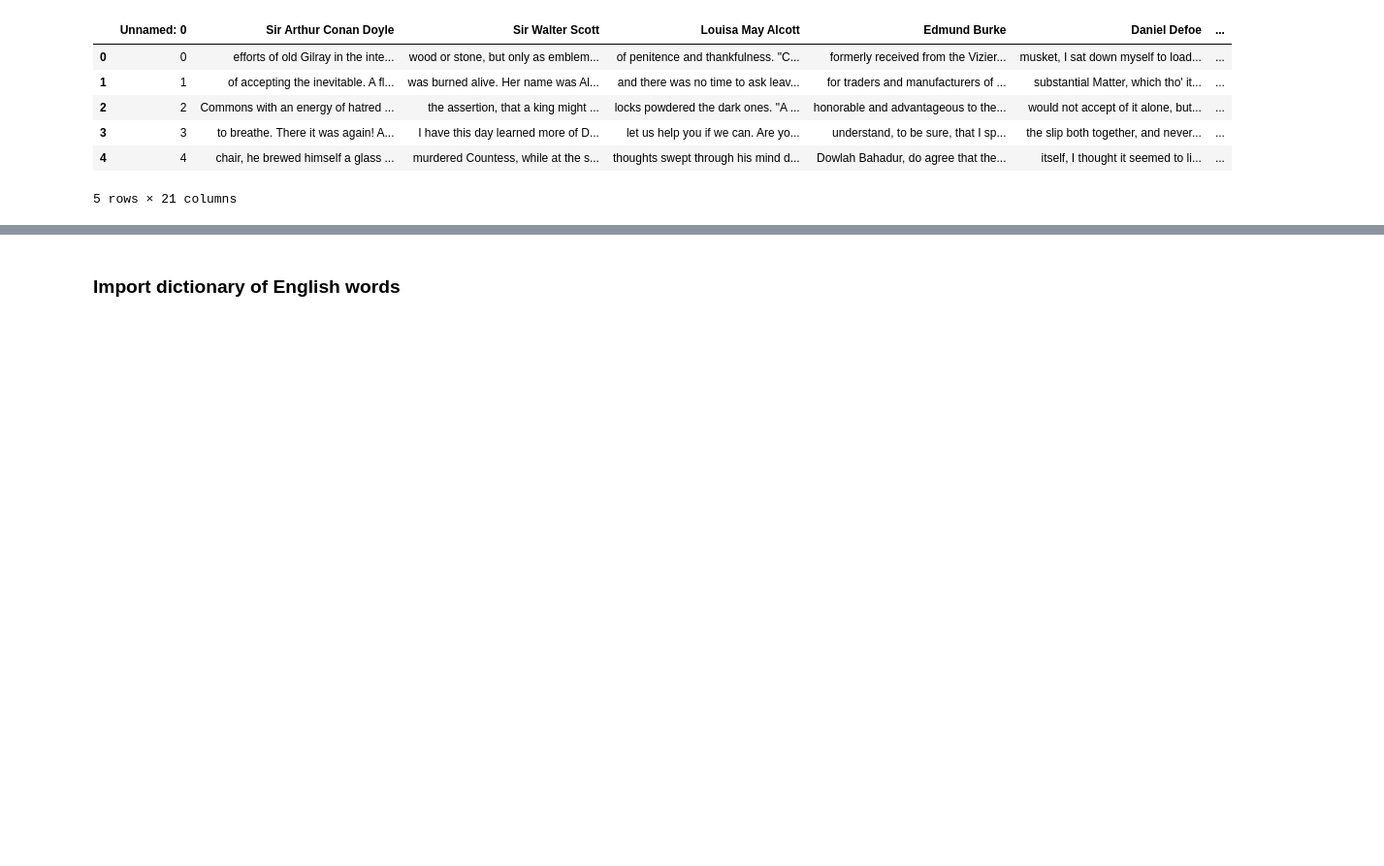
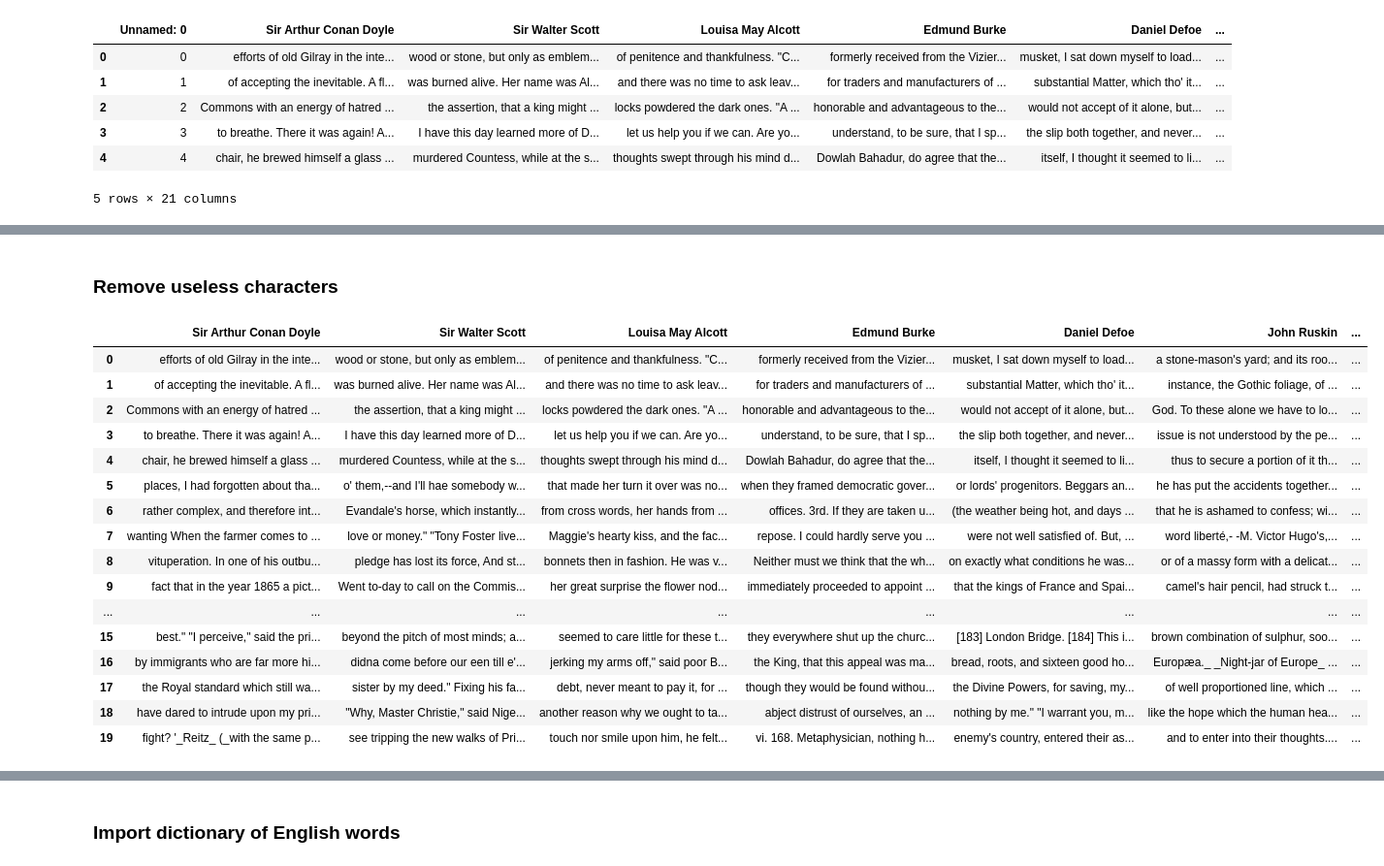
Before and after one commit to mdiannna/MachineLearningHomeworks, a Jupyter notebook: Homework2/Homework2.ipynb, the cells around one changed output, grey strips where cells are left out. Shown at 97% size. Cells and saved outputs as stored; diff of their text form; code cells hidden in the pictures; blank space fills up the shorter version.

```diff
--- a/Homework2/Homework2.ipynb
+++ b/Homework2/Homework2.ipynb
@@ -63,0 +79,2 @@ Dataset contains samples  of  text  from  20  different  authors.  Each sample
+# %%
+dataset = dataset.drop('Unnamed: 0', axis=1)
@@ -87,0 +141,22 @@ i= 19
+# %% [markdown]
+### Remove useless characters
+# %%
+dataset.replace("_", "")
+# %% [output]
+|  | Sir Arthur Conan Doyle | Sir Walter Scott | Louisa May Alcott | Edmund Burke | Daniel Defoe | John Ruskin | ... |
+| 0 | efforts of old Gilray in the inte... | wood or stone, but only as emblem... | of penitence and thankfulness. "C... | formerly received from the Vizier... | musket, I sat down myself to load... | a stone-mason's yard; and its roo... | ... |
+| 1 | of accepting the inevitable. A fl... | was burned alive. Her name was Al... | and there was no time to ask leav... | for traders and manufacturers of ... | substantial Matter, which tho' it... | instance, the Gothic foliage, of ... | ... |
+| 2 | Commons with an energy of hatred ... | the assertion, that a king might ... | locks powdered the dark ones. "A ... | honorable and advantageous to the... | would not accept of it alone, but... | God. To these alone we have to lo... | ... |
+| 3 | to breathe. There it was again! A... | I have this day learned more of D... | let us help you if we can. Are yo... | understand, to be sure, that I sp... | the slip both together, and never... | issue is not understood by the pe... | ... |
+| 4 | chair, he brewed himself a glass ... | murdered Countess, while at the s... | thoughts swept through his mind d... | Dowlah Bahadur, do agree that the... | itself, I thought it seemed to li... | thus to secure a portion of it th... | ... |
+| 5 | places, I had forgotten about tha... | o' them,--and I'll hae somebody w... | that made her turn it over was no... | when they framed democratic gover... | or lords' progenitors. Beggars an... | he has put the accidents together... | ... |
+| 6 | rather complex, and therefore int... | Evandale's horse, which instantly... | from cross words, her hands from ... | offices. 3rd. If they are taken u... | (the weather being hot, and days ... | that he is ashamed to confess; wi... | ... |
+| 7 | wanting When the farmer comes to ... | love or money." "Tony Foster live... | Maggie's hearty kiss, and the fac... | repose. I could hardly serve you ... | were not well satisfied of. But, ... | word liberté,- -M. Victor Hugo's,... | ... |
+| 8 | vituperation. In one of his outbu... | pledge has lost its force, And st... | bonnets then in fashion. He was v... | Neither must we think that the wh... | on exactly what conditions he was... | or of a massy form with a delicat... | ... |
+| 9 | fact that in the year 1865 a pict... | Went to-day to call on the Commis... | her great surprise the flower nod... | immediately proceeded to appoint ... | that the kings of France and Spai... | camel's hair pencil, had struck t... | ... |
+| ... | ... | ... | ... | ... | ... | ... | ... |
+| 15 | best." "I perceive," said the pri... | beyond the pitch of most minds; a... | seemed to care little for these t... | they everywhere shut up the churc... | [183] London Bridge. [184] This i... | brown combination of sulphur, soo... | ... |
+| 16 | by immigrants who are far more hi... | didna come before our een till e'... | jerking my arms off," said poor B... | the King, that this appeal was ma... | bread, roots, and sixteen good ho... | Europæa._ _Night-jar of Europe_ ... | ... |
+| 17 | the Royal standard which still wa... | sister by my deed." Fixing his fa... | debt, never meant to pay it, for ... | though they would be found withou... | the Divine Powers, for saving, my... | of well proportioned line, which ... | ... |
+| 18 | have dared to intrude upon my pri... | "Why, Master Christie," said Nige... | another reason why we ought to ta... | abject distrust of ourselves, an ... | nothing by me." "I warrant you, m... | like the hope which the human hea... | ... |
+| 19 | fight? '_Reitz_ (_with the same p... | see tripping the new walks of Pri... | touch nor smile upon him, he felt... | vi. 168. Metaphysician, nothing h... | enemy's country, entered their as... | and to enter into their thoughts.... | ... |
```
Also changed, not shown: parts of 37 cells of this notebook.
